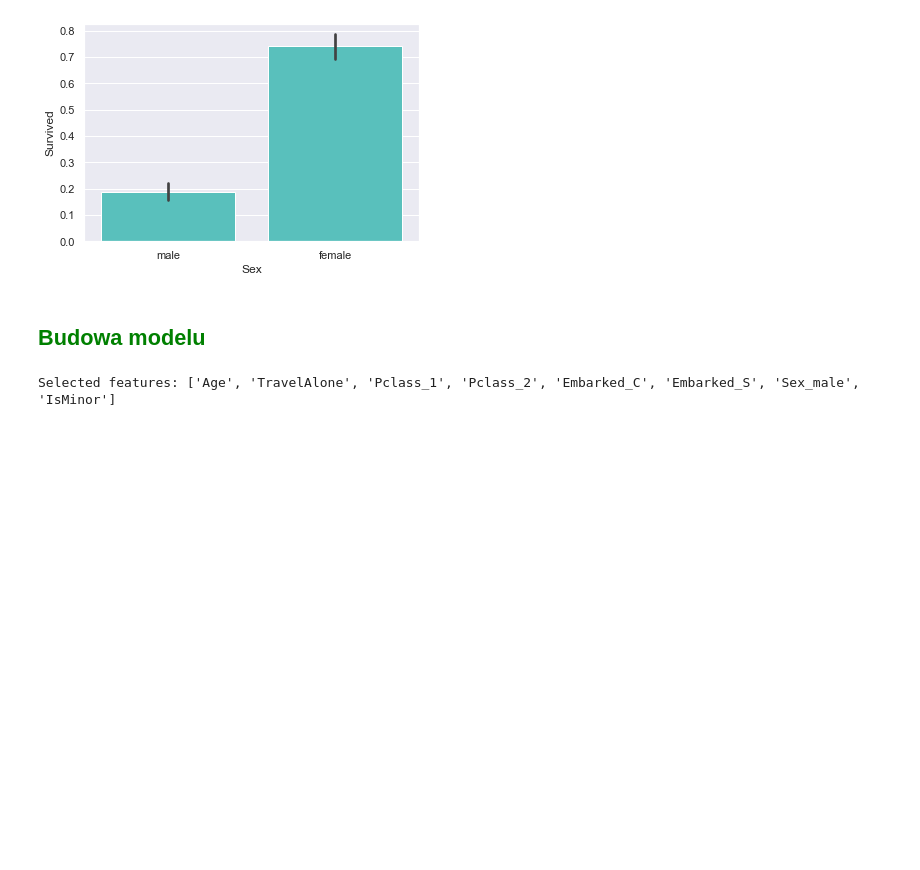
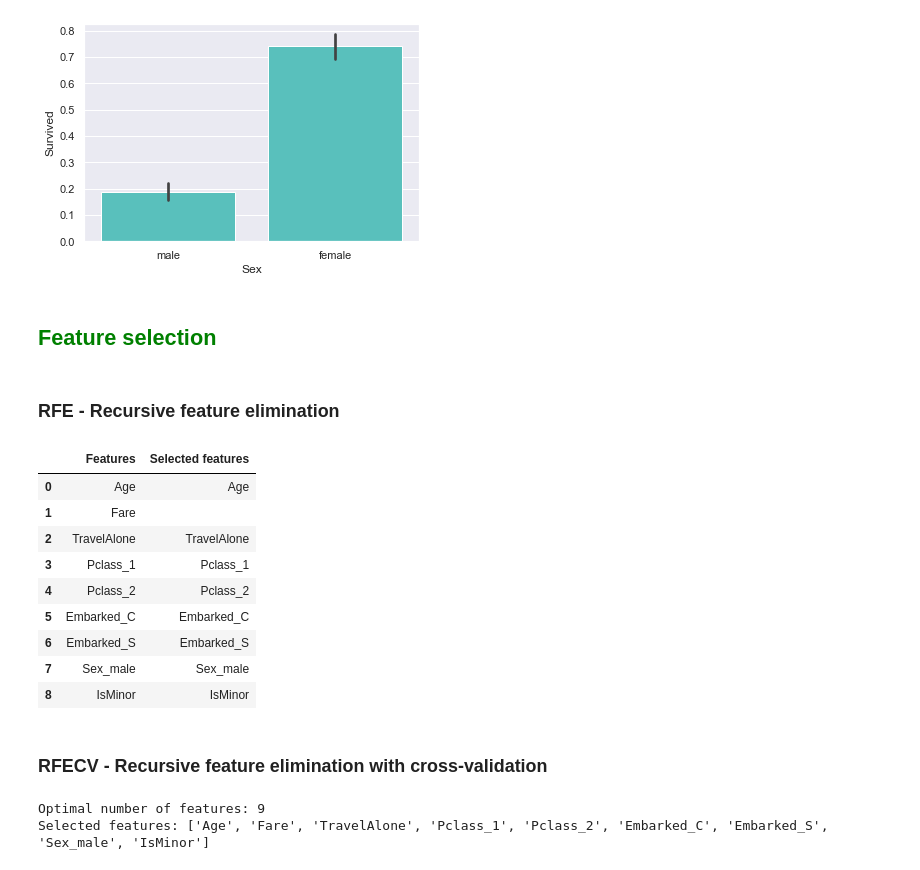
Before and after one commit to ewelinasarnacka/Python_case_study, a Jupyter notebook: case_study_07_logistic_reg.ipynb, the cells around one changed output. Saved outputs shown, nothing was run; the diff lists cells and outputs as text; code cells hidden in the pictures; blank space fills up the shorter version.

```diff
--- a/case_study_07_logistic_reg.ipynb
+++ b/case_study_07_logistic_reg.ipynb
@@ -428,7 +428,9 @@ plt.show()
 # %% [output]
 [figure]
 # %% [markdown]
-## <font color='green'>Budowa modelu</font>
+## <font color='green'>Feature selection</font>
+# %% [markdown]
+### <font color='brawn'>RFE - Recursive feature elimination</font>
 # %%
 from sklearn.linear_model import LogisticRegression
 from sklearn.feature_selection import RFE
@@ -436,12 +438,44 @@ from sklearn.feature_selection import RFE
 cols = ["Age","Fare","TravelAlone","Pclass_1","Pclass_2","Embarked_C","Embarked_S","Sex_male","IsMinor"]
 X = final_train[cols]
 y = final_train['Survived']
-# Build a logreg and compute the feature importances
+
 model = LogisticRegression()
-# create the RFE model and select 8 attributes
+
 rfe = RFE(model, 8)
 rfe = rfe.fit(X, y)
 # summarize the selection of the attributes
-print('Selected features: %s' % list(X.columns[rfe.support_]))
+#print('Selected features: %s' % list(X.columns[rfe.support_]))
-# %% [output]
-Selected features: ['Age', 'TravelAlone', 'Pclass_1', 'Pclass_2', 'Embarked_C', 'Embarked_S', 'Sex_male', 'IsMinor']
+# %%
+rfe_features = pd.DataFrame(cols, columns=['Features'])
+rfe_features_selected = pd.DataFrame(X.columns[rfe.support_], columns=['Features'])
+rfe_features_selected = pd.merge(rfe_features,rfe_features_selected, on='Features', how='outer', indicator=True)
+
+rfe_features_selected.loc[rfe_features_selected['_merge'] == 'both', 'Selected features'] = rfe_features_selected['Features']
+rfe_features_selected.loc[rfe_features_selected['_merge'] != 'both', 'Selected features'] = ''
+
+rfe_features_selected.drop('_merge', axis=1, inplace=True)
+rfe_features_selected
+# %% [output]
+|  | Features | Selected features |
+| 0 | Age | Age |
+| 1 | Fare |  |
+| 2 | TravelAlone | TravelAlone |
+| 3 | Pclass_1 | Pclass_1 |
+| 4 | Pclass_2 | Pclass_2 |
+| 5 | Embarked_C | Embarked_C |
+| 6 | Embarked_S | Embarked_S |
+| 7 | Sex_male | Sex_male |
+| 8 | IsMinor | IsMinor |
+# %% [markdown]
+### <font color='brawn'>RFECV - Recursive feature elimination with cross-validation</font>
+# %%
+from sklearn.feature_selection import RFECV
+
+rfecv = RFECV(estimator=LogisticRegression(), step=1, cv=10, scoring='accuracy')
+rfecv.fit(X, y)
+
+print("Optimal number of features: %d" % rfecv.n_features_)
+print('Selected features: %s' % list(X.columns[rfecv.support_]))
+# %% [output]
+Optimal number of features: 9
+Selected features: ['Age', 'Fare', 'TravelAlone', 'Pclass_1', 'Pclass_2', 'Embarked_C', 'Embarked_S', 'Sex_male', 'IsMinor']
```
Also changed, not shown: parts of 19 cells of this notebook.
